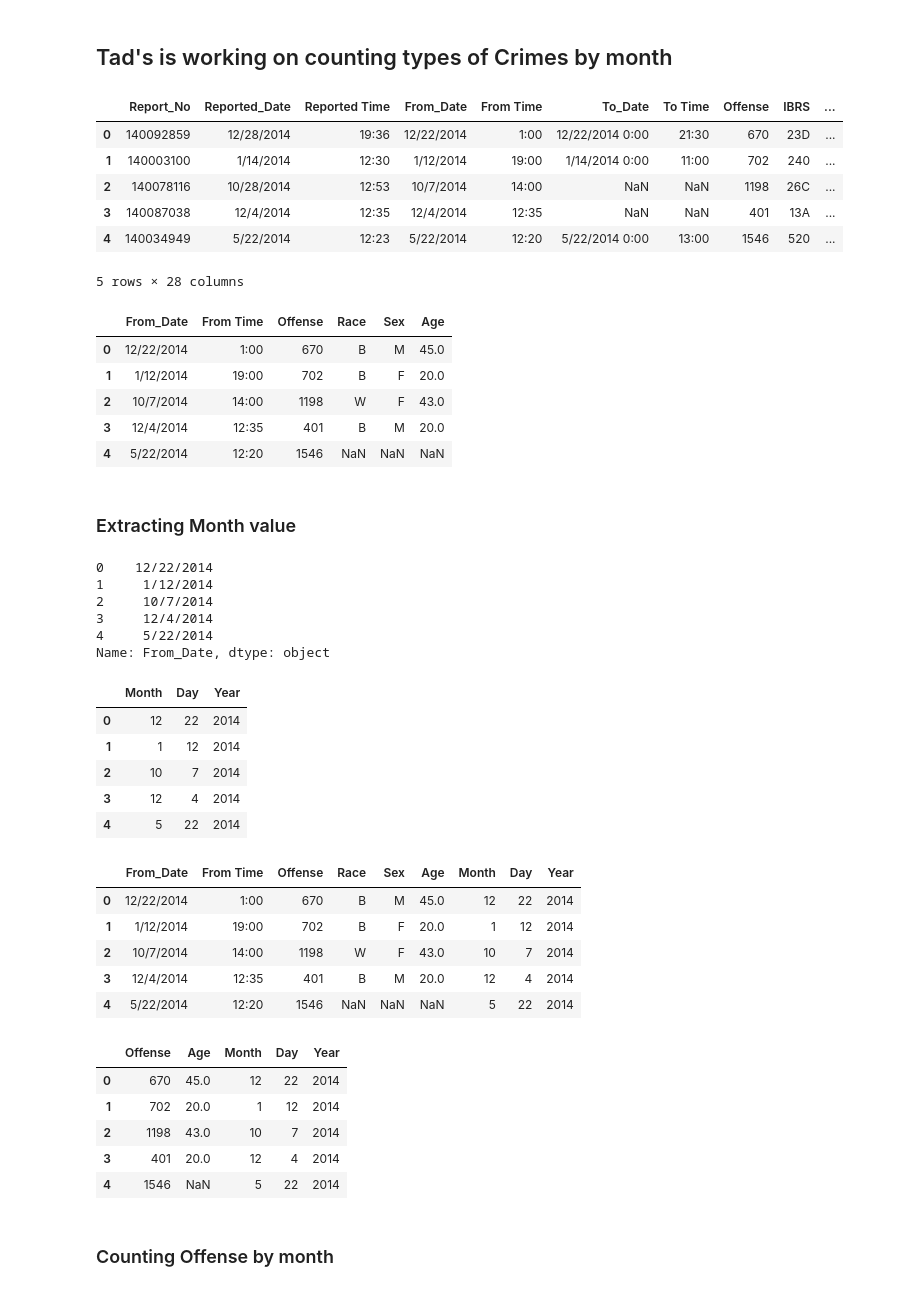
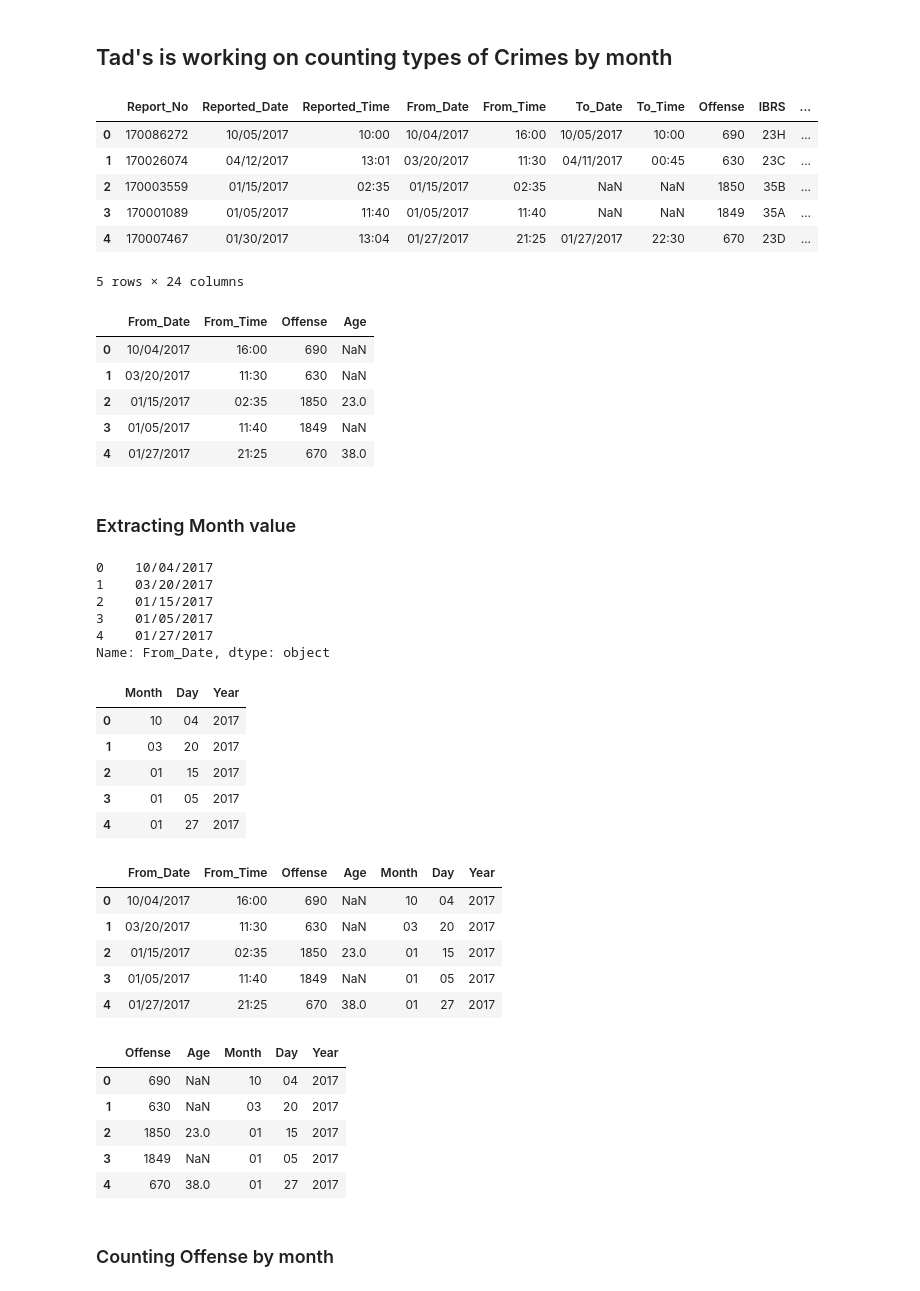
Before and after one commit to sashabridges/DowntownData, a Jupyter notebook: r2.ipynb, the cells around one changed output. Cells and saved outputs as stored; diff of their text form; code cells hidden in the pictures.

Commit message:
add df_offense_month csvs

```diff
--- a/r2.ipynb
+++ b/r2.ipynb
@@ -320,38 +320,38 @@ Text(0, 0.5, 'Offense Type Code')
 # %% [markdown]
 ## Tad's is working on counting types of Crimes by month
 # %%
-df_crime = pd.read_csv("CSVs/KCPD_Crime_Data_2014.csv")
+df_crime = pd.read_csv("CSVs/KCPD_Crime_Data_2017.csv")
 # %%
 df_crime.head()
 # %% [output]
-|  | Report_No | Reported_Date | Reported Time | From_Date | From Time | To_Date | To Time | Offense | IBRS | ... |
-| 0 | 140092859 | 12/28/2014 | 19:36 | 12/22/2014 | 1:00 | 12/22/2014 0:00 | 21:30 | 670 | 23D | ... |
-| 1 | 140003100 | 1/14/2014 | 12:30 | 1/12/2014 | 19:00 | 1/14/2014 0:00 | 11:00 | 702 | 240 | ... |
-| 2 | 140078116 | 10/28/2014 | 12:53 | 10/7/2014 | 14:00 | NaN | NaN | 1198 | 26C | ... |
-| 3 | 140087038 | 12/4/2014 | 12:35 | 12/4/2014 | 12:35 | NaN | NaN | 401 | 13A | ... |
-| 4 | 140034949 | 5/22/2014 | 12:23 | 5/22/2014 | 12:20 | 5/22/2014 0:00 | 13:00 | 1546 | 520 | ... |
+|  | Report_No | Reported_Date | Reported_Time | From_Date | From_Time | To_Date | To_Time | Offense | IBRS | ... |
+| 0 | 170086272 | 10/05/2017 | 10:00 | 10/04/2017 | 16:00 | 10/05/2017 | 10:00 | 690 | 23H | ... |
+| 1 | 170026074 | 04/12/2017 | 13:01 | 03/20/2017 | 11:30 | 04/11/2017 | 00:45 | 630 | 23C | ... |
+| 2 | 170003559 | 01/15/2017 | 02:35 | 01/15/2017 | 02:35 | NaN | NaN | 1850 | 35B | ... |
+| 3 | 170001089 | 01/05/2017 | 11:40 | 01/05/2017 | 11:40 | NaN | NaN | 1849 | 35A | ... |
+| 4 | 170007467 | 01/30/2017 | 13:04 | 01/27/2017 | 21:25 | 01/27/2017 | 22:30 | 670 | 23D | ... |
-5 rows × 28 columns
+5 rows × 24 columns
 # %%
-df_crime = df_crime[['From_Date', 'From Time', 'Offense', 'Race', 'Sex', 'Age']]
+df_crime = df_crime[['From_Date', 'From_Time', 'Offense', 'Age']]
 df_crime.head()
 # %% [output]
-|  | From_Date | From Time | Offense | Race | Sex | Age |
-| 0 | 12/22/2014 | 1:00 | 670 | B | M | 45.0 |
-| 1 | 1/12/2014 | 19:00 | 702 | B | F | 20.0 |
-| 2 | 10/7/2014 | 14:00 | 1198 | W | F | 43.0 |
-| 3 | 12/4/2014 | 12:35 | 401 | B | M | 20.0 |
-| 4 | 5/22/2014 | 12:20 | 1546 | NaN | NaN | NaN |
+|  | From_Date | From_Time | Offense | Age |
+| 0 | 10/04/2017 | 16:00 | 690 | NaN |
+| 1 | 03/20/2017 | 11:30 | 630 | NaN |
+| 2 | 01/15/2017 | 02:35 | 1850 | 23.0 |
+| 3 | 01/05/2017 | 11:40 | 1849 | NaN |
+| 4 | 01/27/2017 | 21:25 | 670 | 38.0 |
 # %% [markdown]
 ### Extracting Month value
 # %%
 date = df_crime["From_Date"]
 date.head()
 # %% [output]
-0    12/22/2014
-1     1/12/2014
-2     10/7/2014
-3     12/4/2014
-4     5/22/2014
+0    10/04/2017
+1    03/20/2017
+2    01/15/2017
+3    01/05/2017
+4    01/27/2017
 Name: From_Date, dtype: object
 # %%
 date = date.str.split("/", expand=True)
@@ -360,29 +360,29 @@ date.columns = ["Month", "Day", "Year"]
 date.head()
 # %% [output]
 |  | Month | Day | Year |
-| 0 | 12 | 22 | 2014 |
-| 1 | 1 | 12 | 2014 |
-| 2 | 10 | 7 | 2014 |
-| 3 | 12 | 4 | 2014 |
-| 4 | 5 | 22 | 2014 |
+| 0 | 10 | 04 | 2017 |
+| 1 | 03 | 20 | 2017 |
+| 2 | 01 | 15 | 2017 |
+| 3 | 01 | 05 | 2017 |
+| 4 | 01 | 27 | 2017 |
 # %%
 df_crime[["Month", "Day", "Year"]] = date
 df_crime.head()
 # %% [output]
-|  | From_Date | From Time | Offense | Race | Sex | Age | Month | Day | Year |
-| 0 | 12/22/2014 | 1:00 | 670 | B | M | 45.0 | 12 | 22 | 2014 |
-| 1 | 1/12/2014 | 19:00 | 702 | B | F | 20.0 | 1 | 12 | 2014 |
-| 2 | 10/7/2014 | 14:00 | 1198 | W | F | 43.0 | 10 | 7 | 2014 |
-| 3 | 12/4/2014 | 12:35 | 401 | B | M | 20.0 | 12 | 4 | 2014 |
-| 4 | 5/22/2014 | 12:20 | 1546 | NaN | NaN | NaN | 5 | 22 | 2014 |
+|  | From_Date | From_Time | Offense | Age | Month | Day | Year |
+| 0 | 10/04/2017 | 16:00 | 690 | NaN | 10 | 04 | 2017 |
+| 1 | 03/20/2017 | 11:30 | 630 | NaN | 03 | 20 | 2017 |
+| 2 | 01/15/2017 | 02:35 | 1850 | 23.0 | 01 | 15 | 2017 |
+| 3 | 01/05/2017 | 11:40 | 1849 | NaN | 01 | 05 | 2017 |
+| 4 | 01/27/2017 | 21:25 | 670 | 38.0 | 01 | 27 | 2017 |
 # %%
 df_crime_month_offense = df_crime[['Offense', 'Age', 'Month', 'Day', 'Year']]
 df_crime_month_offense.head()
 # %% [output]
 |  | Offense | Age | Month | Day | Year |
-| 0 | 670 | 45.0 | 12 | 22 | 2014 |
-| 1 | 702 | 20.0 | 1 | 12 | 2014 |
-| 2 | 1198 | 43.0 | 10 | 7 | 2014 |
-| 3 | 401 | 20.0 | 12 | 4 | 2014 |
-| 4 | 1546 | NaN | 5 | 22 | 2014 |
+| 0 | 690 | NaN | 10 | 04 | 2017 |
+| 1 | 630 | NaN | 03 | 20 | 2017 |
+| 2 | 1850 | 23.0 | 01 | 15 | 2017 |
+| 3 | 1849 | NaN | 01 | 05 | 2017 |
+| 4 | 670 | 38.0 | 01 | 27 | 2017 |
 # %%
```
Also changed, not shown: parts of 1 cell of this notebook, 3 other files.
